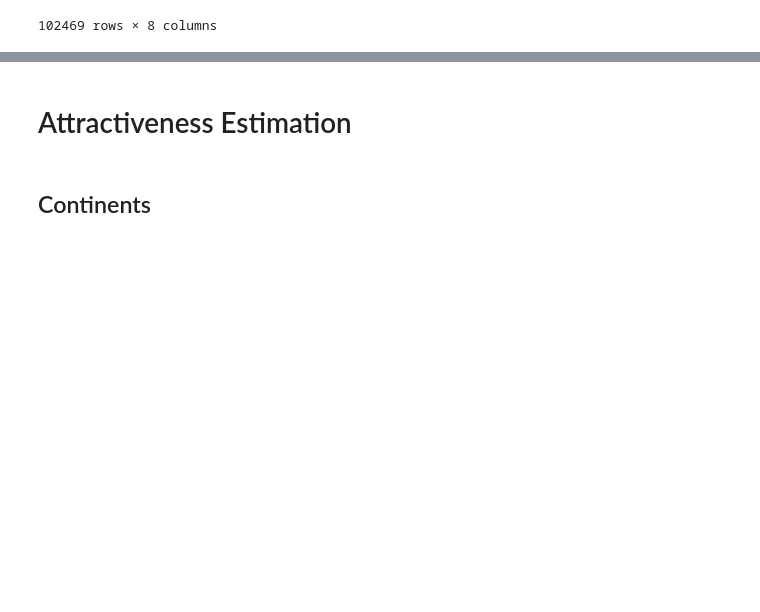
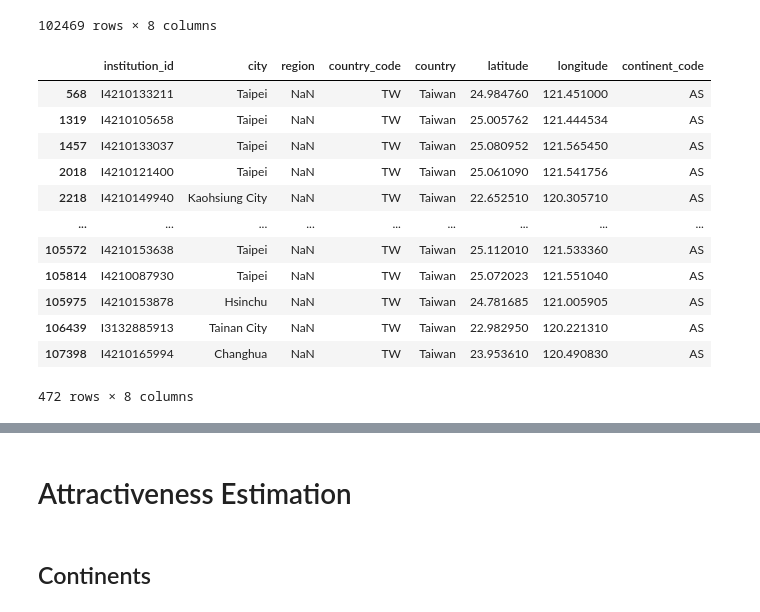
Before and after one commit to LangtianM/ScientistsMobility, a Jupyter notebook: 2_Estimations.ipynb, the cells around one changed output, grey strips where cells are left out. Drawn from its saved outputs; the diff is of its cells as text; code cells hidden in the pictures; blank space fills up the shorter version.

```diff
--- a/2_Estimations.ipynb
+++ b/2_Estimations.ipynb
@@ -174,3 +174,19 @@ institution_geo
 | 108139 | I82930923 | London | NaN | GB | United Kingdom | 51.531994 | -0.119311 | EU |
 | 108140 | I902206664 | Utrecht | NaN | NL | Netherlands | 52.064140 | 5.088102 | EU |
 102469 rows × 8 columns
+# %%
+institution_geo[institution_geo['country_code'] == 'TW']
+# %% [output]
+|  | institution_id | city | region | country_code | country | latitude | longitude | continent_code |
+| 568 | I4210133211 | Taipei | NaN | TW | Taiwan | 24.984760 | 121.451000 | AS |
+| 1319 | I4210105658 | Taipei | NaN | TW | Taiwan | 25.005762 | 121.444534 | AS |
+| 1457 | I4210133037 | Taipei | NaN | TW | Taiwan | 25.080952 | 121.565450 | AS |
+| 2018 | I4210121400 | Taipei | NaN | TW | Taiwan | 25.061090 | 121.541756 | AS |
+| 2218 | I4210149940 | Kaohsiung City | NaN | TW | Taiwan | 22.652510 | 120.305710 | AS |
+| ... | ... | ... | ... | ... | ... | ... | ... | ... |
+| 105572 | I4210153638 | Taipei | NaN | TW | Taiwan | 25.112010 | 121.533360 | AS |
+| 105814 | I4210087930 | Taipei | NaN | TW | Taiwan | 25.072023 | 121.551040 | AS |
+| 105975 | I4210153878 | Hsinchu | NaN | TW | Taiwan | 24.781685 | 121.005905 | AS |
+| 106439 | I3132885913 | Tainan City | NaN | TW | Taiwan | 22.982950 | 120.221310 | AS |
+| 107398 | I4210165994 | Changhua | NaN | TW | Taiwan | 23.953610 | 120.490830 | AS |
+472 rows × 8 columns
```
Also changed, not shown: parts of 5 cells of this notebook, 3 other files.
